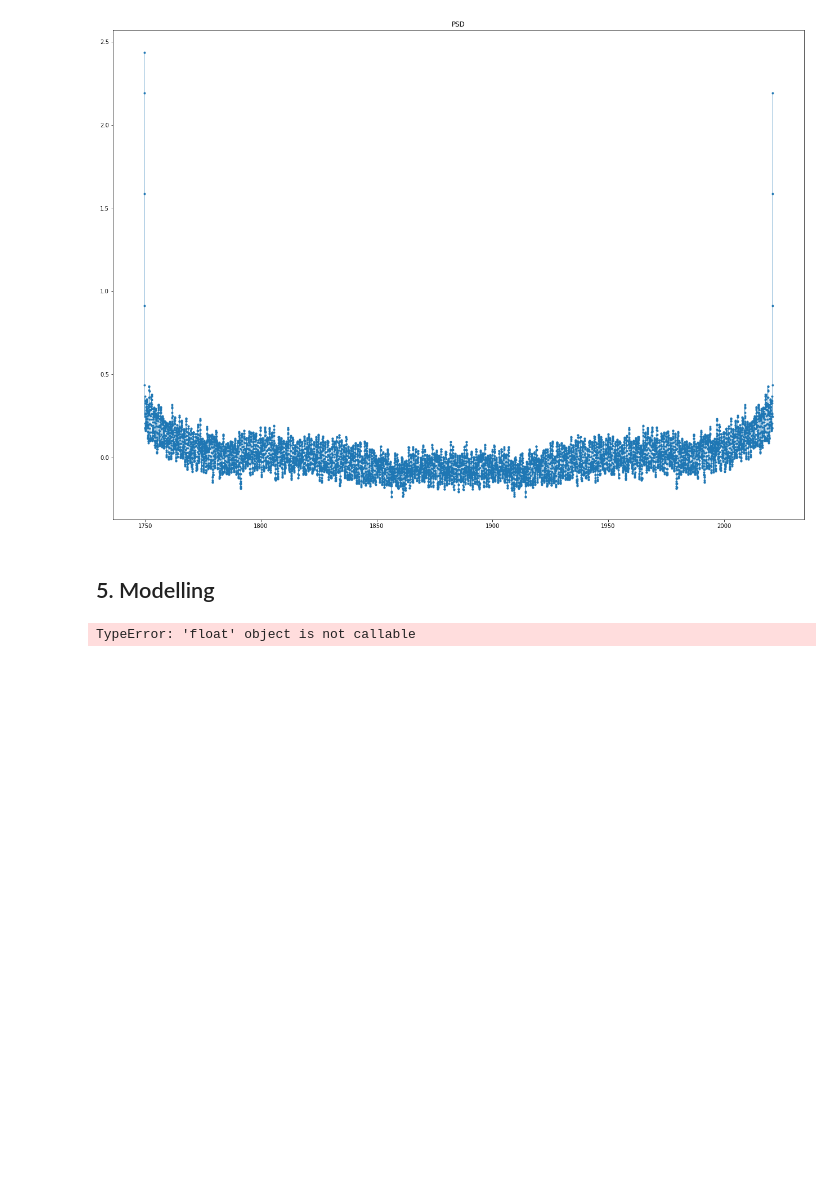
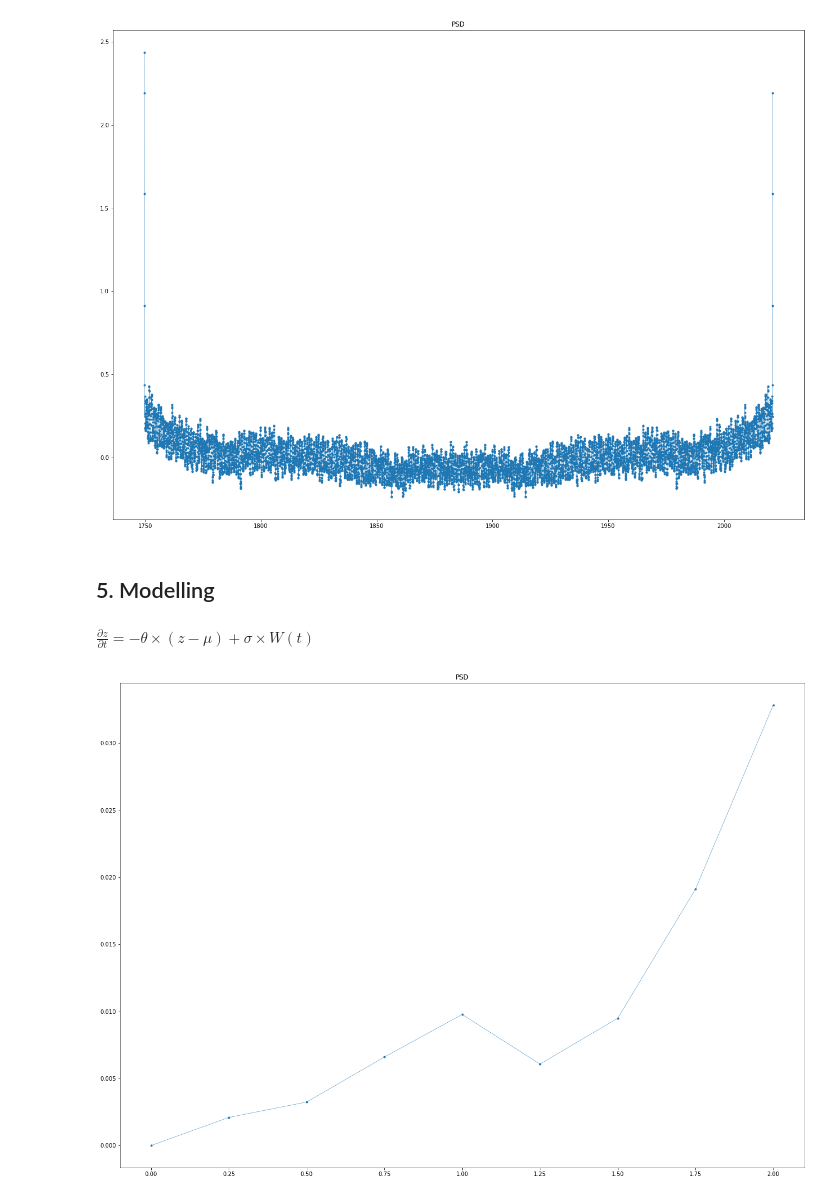
Before and after one commit to nmendiboure/Stochastic_calculus_Project, a Jupyter notebook: Calcul_stochastique_livrable.ipynb, the cells around one changed output. Saved outputs shown, nothing was run; the diff lists cells and outputs as text; code cells hidden in the pictures; blank space fills up the shorter version.

```diff
--- a/Calcul_stochastique_livrable.ipynb
+++ b/Calcul_stochastique_livrable.ipynb
@@ -245,6 +280,8 @@ plt.show()
 [figure]
 # %% [markdown]
  ## 5. Modelling
+# %% [markdown]
+$\frac{\partial z}{\partial t} = -\theta \times (z - \mu) + \sigma \times W(t)$
 # %%
 def solve_OU(theta,mu,sigma,tfinal,x0,dt): # Ornstein-Uhlenbeck
     sqrt_dt = np.sqrt(dt)
@@ -257,6 +294,11 @@ def solve_OU(theta,mu,sigma,tfinal,x0,dt): # Ornstein-Uhlenbeck
         t[i+1] = t[i] + dt
     return x, t
 # %%
-solve_OU(theta=1.1, mu=0.3, sigma=0.8, tfinal=2, x0=0, dt=0.25)
+z, t = solve_OU(theta=0.1, mu=np.mean(ynew), sigma=0.8, tfinal=2, x0=0, dt=0.25)
-# %% [output]
-TypeError: 'float' object is not callable
+# %%
+plt.figure(figsize=(22, 16))
+plt.plot(t, z, marker = '.', linewidth = 0.5) # uncoment to plot the whole PSD
+plt.title("PSD")
+plt.show()
+# %% [output]
+[figure, added]
```
Also changed, not shown: parts of 36 cells of this notebook.
